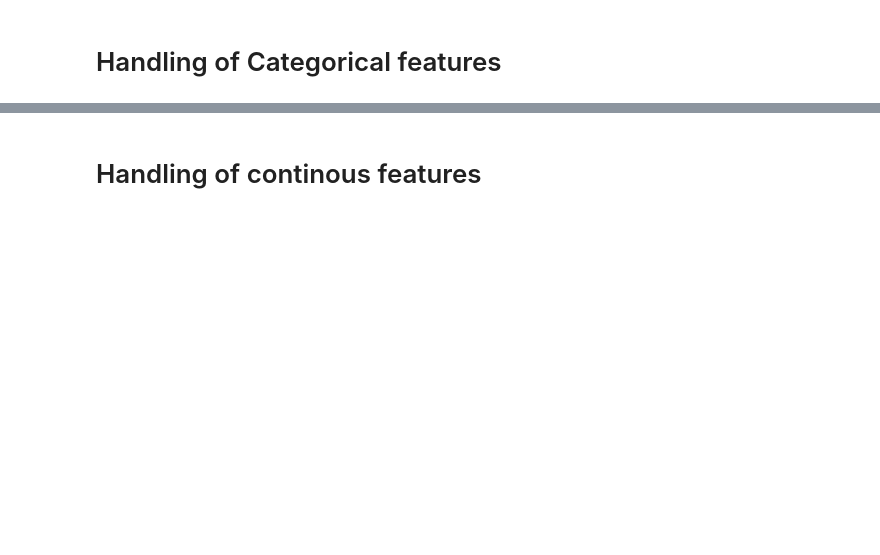
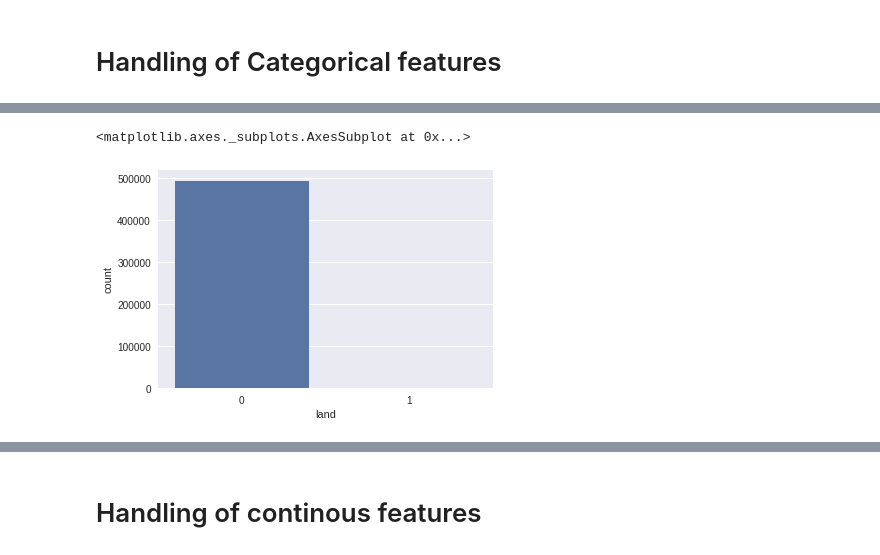
Before and after one commit to ccgcyber/Intrusion-Detection-1, a Jupyter notebook: EDA.ipynb, the cells around one changed output, grey strips where cells are left out. Saved outputs shown, nothing was run; the diff lists cells and outputs as text; code cells hidden in the pictures; blank space fills up the shorter version.

```diff
--- a/EDA.ipynb
+++ b/EDA.ipynb
@@ -184,0 +129,5 @@ Name: is_guest_login, dtype: int64
+# %%
+sns.countplot(x_train_cat['land'])
+# %% [output]
+<matplotlib.axes._subplots.AxesSubplot at 0x...>
+[figure, added]
```
Also changed, not shown: parts of 50 cells of this notebook.
